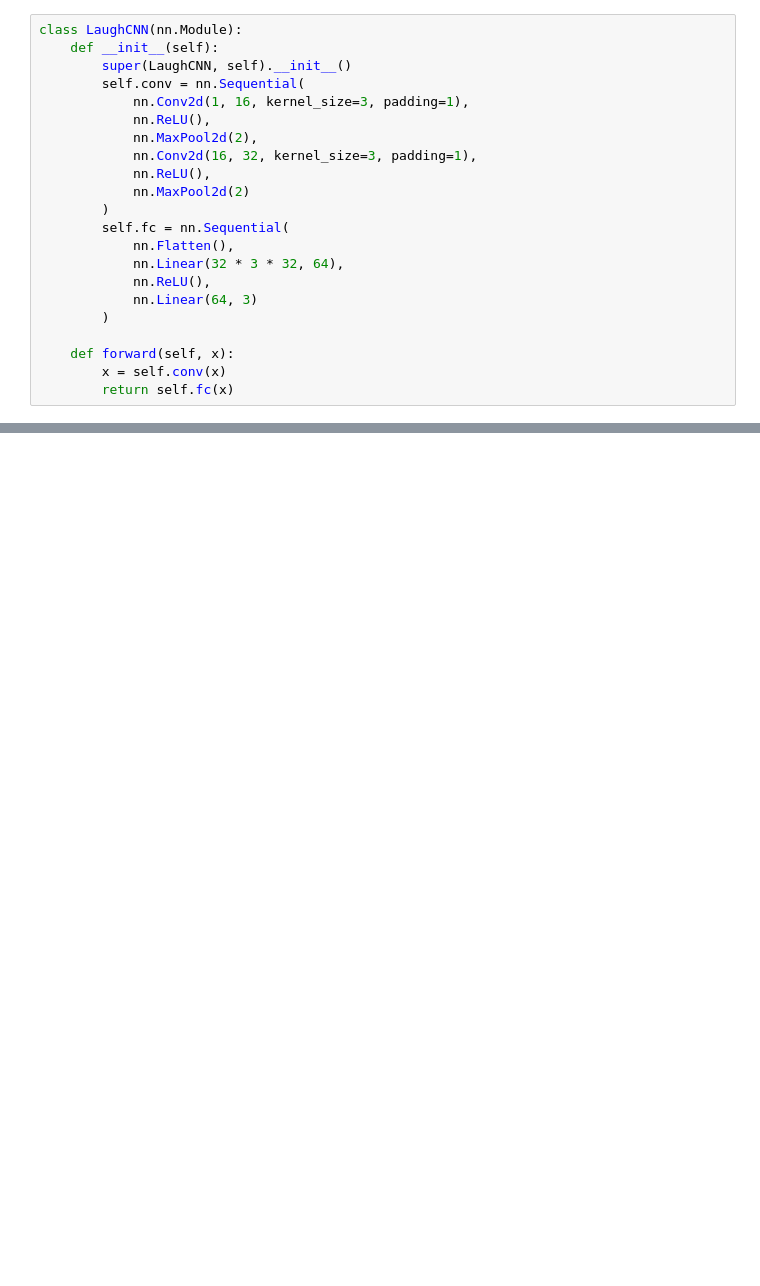
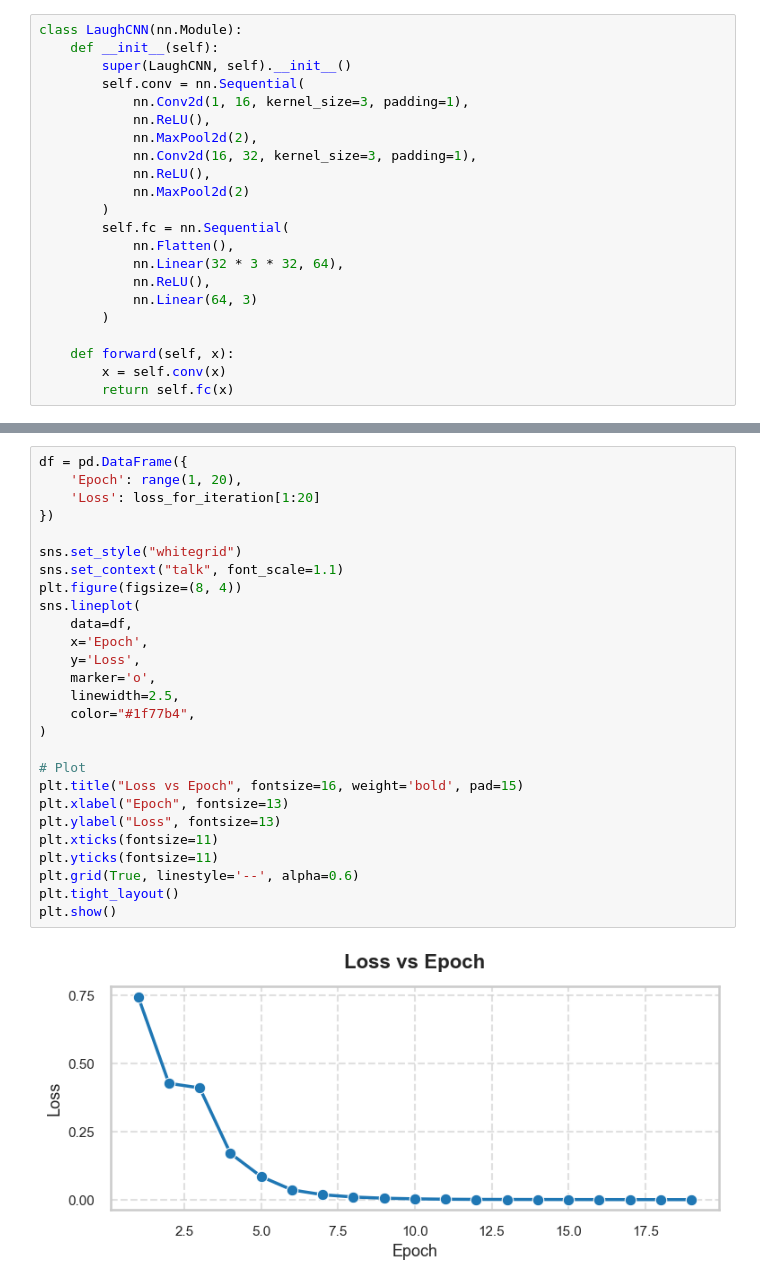
Before and after one commit to RastkoAmun/cmpt-419-laughter-project, a Jupyter notebook: src/model.ipynb, the cells around one changed output, grey strips where cells are left out. Cells and saved outputs as stored; diff of their text form; blank space fills up the shorter version.

```diff
--- a/src/model.ipynb
+++ b/src/model.ipynb
@@ -186,0 +183,29 @@ plt.show()
+# %%
+df = pd.DataFrame({
+    'Epoch': range(1, 20),
+    'Loss': loss_for_iteration[1:20]
+})
+
+sns.set_style("whitegrid")
+sns.set_context("talk", font_scale=1.1)
+plt.figure(figsize=(8, 4))
+sns.lineplot(
+    data=df,
+    x='Epoch',
+    y='Loss',
+    marker='o',
+    linewidth=2.5,
+    color="#1f77b4",
+)
+
+# Plot
+plt.title("Loss vs Epoch", fontsize=16, weight='bold', pad=15)
+plt.xlabel("Epoch", fontsize=13)
+plt.ylabel("Loss", fontsize=13)
+plt.xticks(fontsize=11)
+plt.yticks(fontsize=11)
+plt.grid(True, linestyle='--', alpha=0.6)
+plt.tight_layout()
+plt.show()
+# %% [output]
+[figure, added]
```
Also changed, not shown: parts of 7 cells of this notebook.
